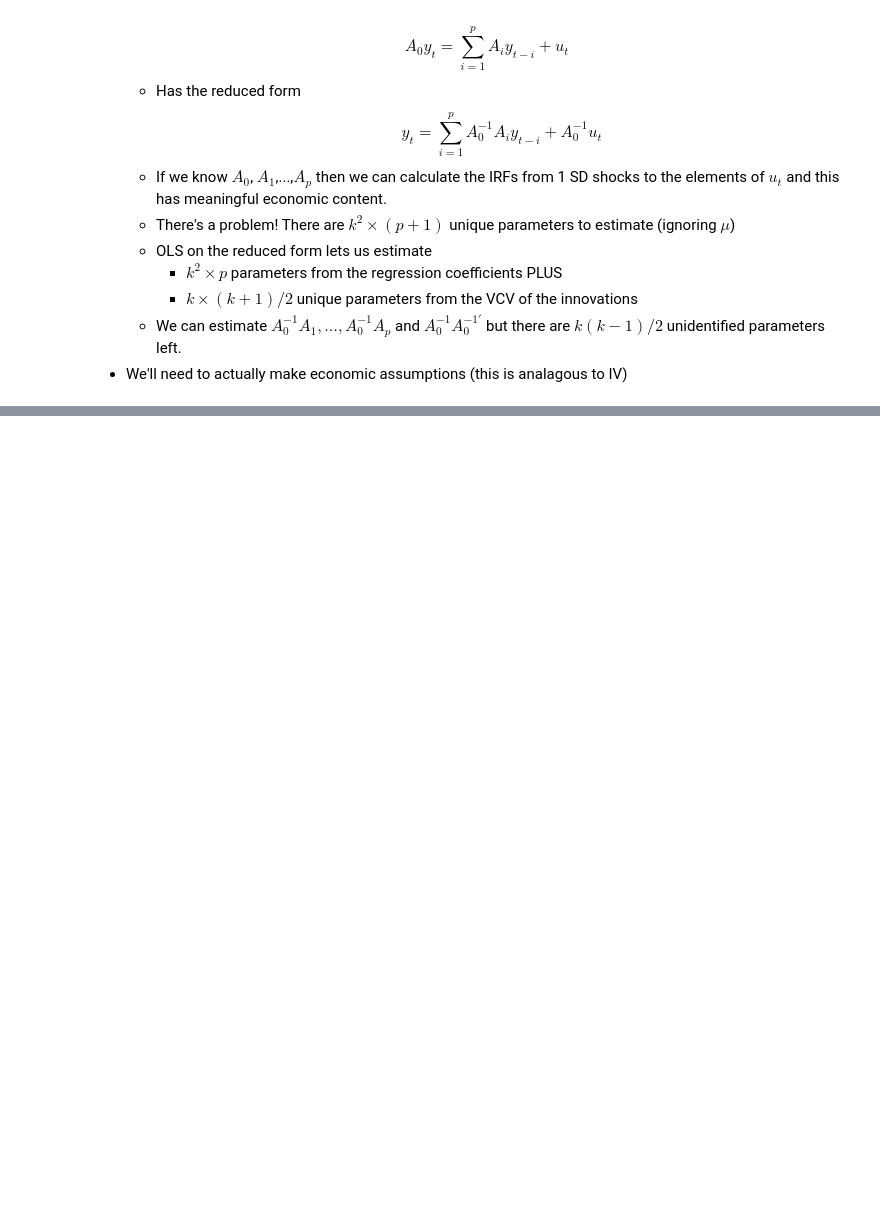
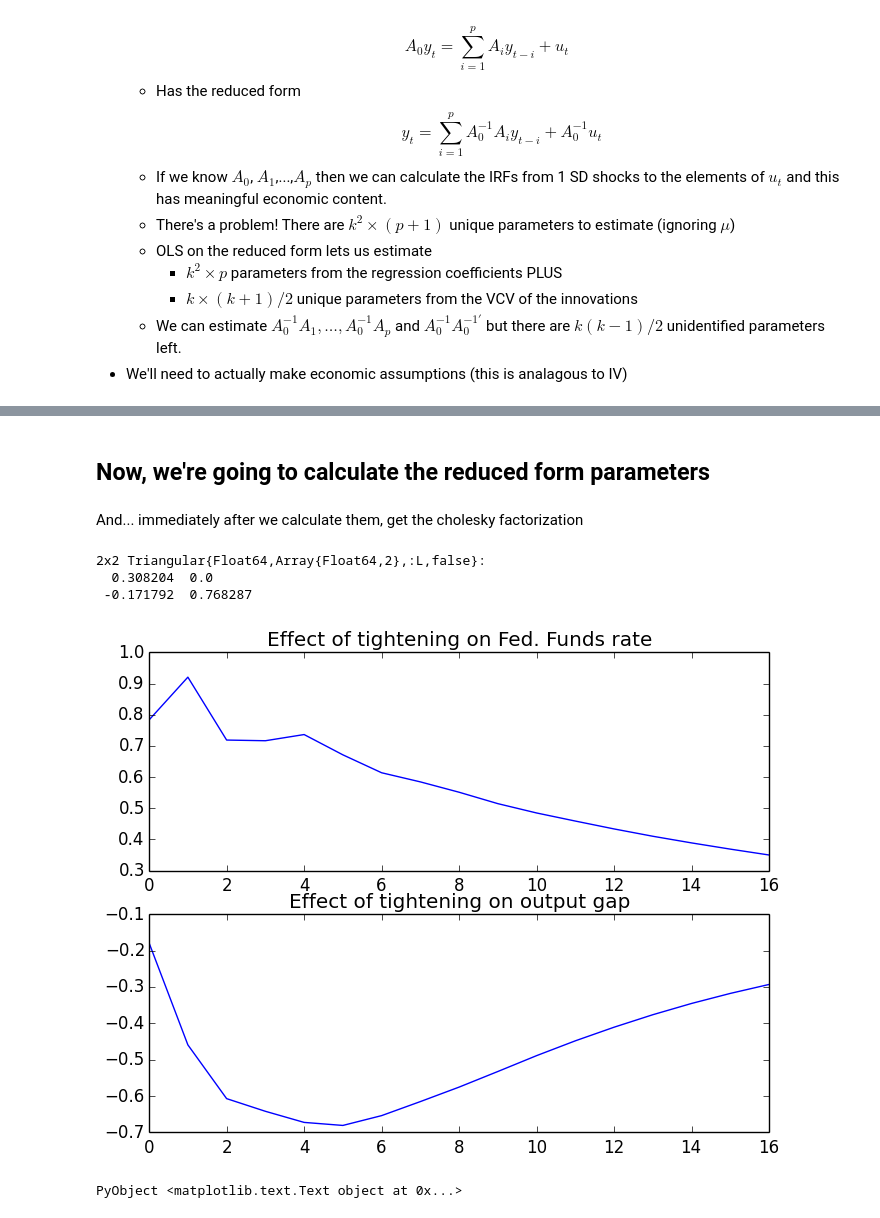
Before and after one commit to gragusa/674, a Jupyter notebook: svar_lecture.ipynb, the cells around one changed output, grey strips where cells are left out. Cells and saved outputs as stored; diff of their text form; code cells hidden in the pictures; blank space fills up the shorter version.

```diff
--- a/svar_lecture.ipynb
+++ b/svar_lecture.ipynb
@@ -28,0 +181,48 @@ $$A_0 y_t = \sum_{i=1}^p A_i y_{t-i} + u_t$$
+# %%
+n = size(df, 1)
+nlag = 4
+
+## Last time we display this code... it should be in a function by now!
+y = [convert(Array, df[(nlag+1):end,:outputgap]) convert(Array, df[(nlag+1):end,:fedfunds])]
+x = ones(Float64, size(y,1), 2nlag + 1)
+for i in 1:nlag
+    rows_i = (nlag+1-i):(n-i)
+    x[:,2i] = convert(Array, df[rows_i,:outputgap])
+    x[:,2i+1] = convert(Array, df[rows_i,:fedfunds])
+end
+x = x[1:200,:]
+y = y[1:200,:];
+# %% [markdown]
+## Now, we're going to calculate the reduced form parameters
+# %% [markdown]
+And... immediately after we calculate them, get the cholesky factorization
+# %%
+coefs = x\y
+resid = y - x * coefs
+vcv = (1/n) * resid '* resid
+Ainv = chol(vcv, :L)
+# %% [output]
+2x2 Triangular{Float64,Array{Float64,2},:L,false}:
+  0.308204  0.0
+ -0.171792  0.768287
+# %%
+function get_irfs(coefs, Ainv, nperiods)
+    npar, neq = size(coefs)
+    nlag = div(npar, neq)
+
+    canonical = vcat(coefs[2:end,:]', [eye(neq * (nlag-1)) zeros(neq * (nlag-1),neq)])
+    impulse = hcat(Ainv, zeros(neq, neq * (nlag-1)))'
+
+    irfs = zeros(neq^2, nperiods+1)
+    for i in 0:nperiods
+        irfs[:,i+1] = vec(impulse[1:neq,1:neq])
+        impulse = canonical * impulse
+    end
+    return(irfs)
+end
+irfs = get_irfs(coefs, Ainv, 16)
+subplot(2, 1, 1); plot(irfs[4,:]'); title("Effect of tightening on Fed. Funds rate")
+subplot(2, 1, 2); plot(irfs[2,:]'); title("Effect of tightening on output gap")
+# %% [output]
+[figure, added]
+PyObject <matplotlib.text.Text object at 0x...>
```
Also changed, not shown: parts of 16 cells of this notebook, 1 other file.
